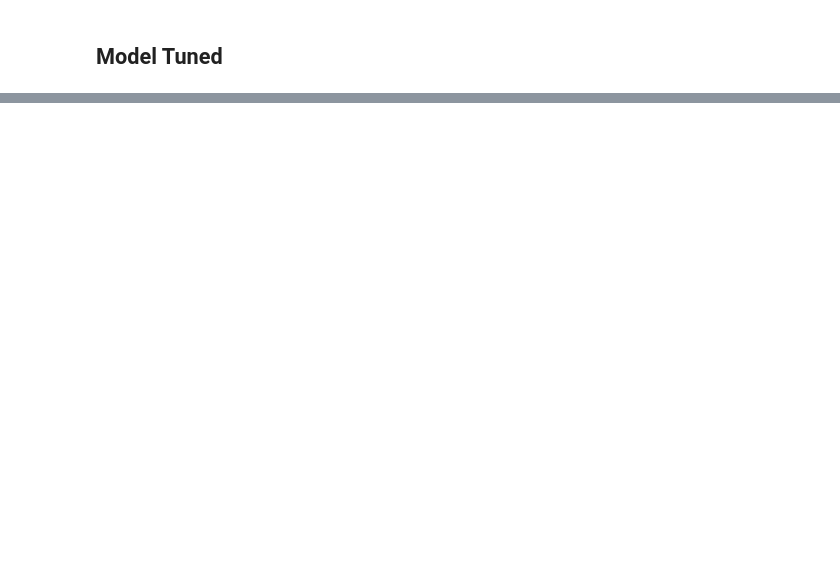
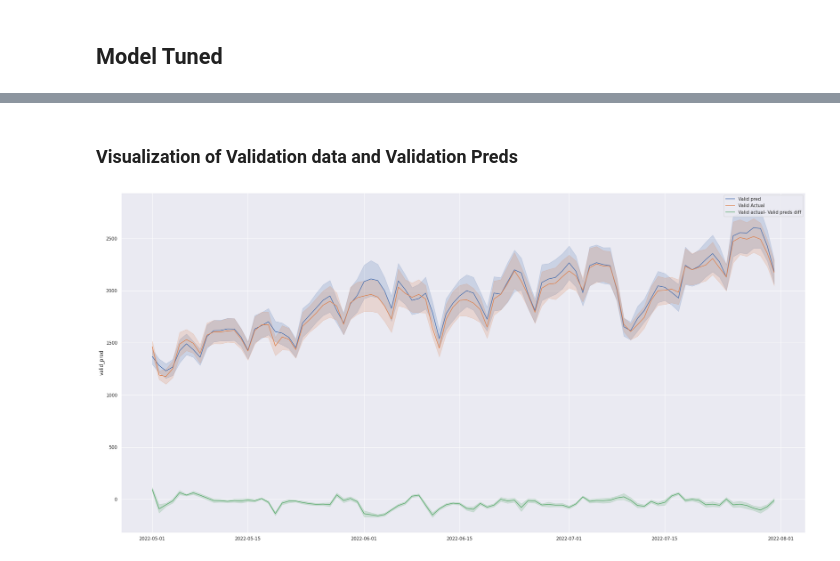
Before and after one commit to arukemre/Energy-consumption-based-on-hourly-data, a Jupyter notebook: model.ipynb, the cells around one changed output, grey strips where cells are left out. Drawn from its saved outputs; the diff is of its cells as text; code cells hidden in the pictures; blank space fills up the shorter version.

```diff
--- a/model.ipynb
+++ b/model.ipynb
@@ -400,0 +425,17 @@ best
+# %% [markdown]
+### Visualization of Validation data and Validation Preds
+# %%
+valid=train_labeled.iloc[-2200:]
+valid_target=target.iloc[-2200:]
+index=pd.to_datetime(train[train.tüketim.notnull()].iloc[-2200:].date.values)
+valid_pred=model.predict( valid )
+valid_pred=pd.Series(valid_pred,index=valid.index)
+valid_pred_actual=pd.DataFrame(valid_pred,columns=['valid_pred'])
+valid_pred_actual.index=index
+valid_pred_actual['tüketim']=valid_target.values
+valid_pred_actual['preds_diff']=valid_pred_actual.diff(axis=1).tüketim
+sns.lineplot(valid_pred_actual.valid_pred,label='Valid pred');
+sns.lineplot(valid_pred_actual.tüketim,label='Valid Actual');
+sns.lineplot(valid_pred_actual.preds_diff,label='Valid actual- Valid preds diff');
+# %% [output]
+[figure, added]
```
Also changed, not shown: parts of 26 cells of this notebook, 1 other file.
